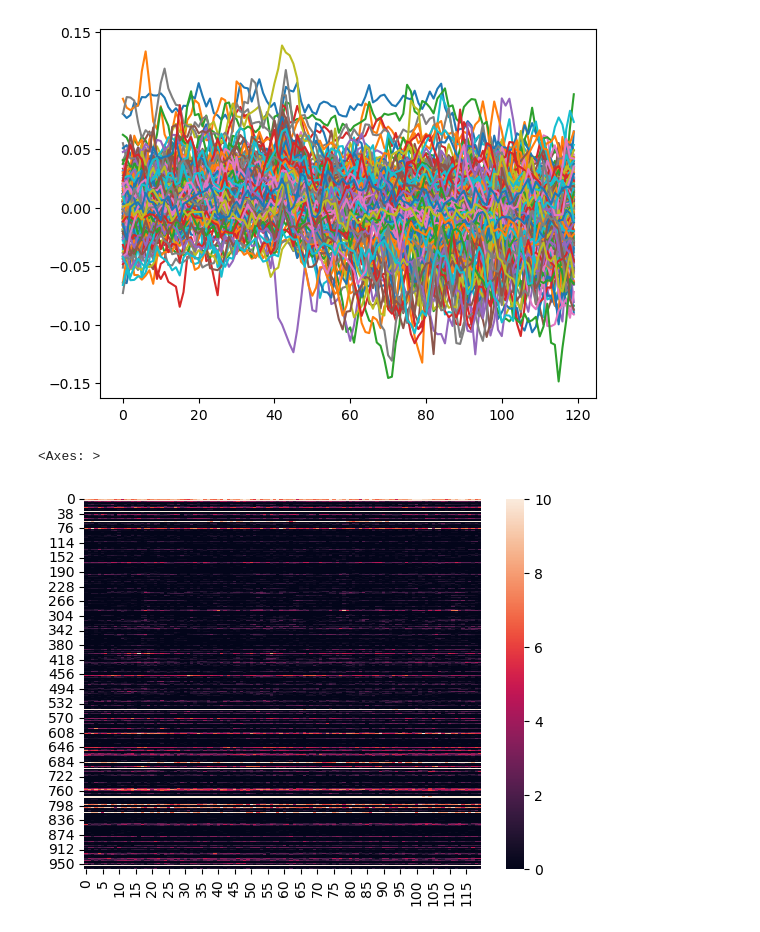
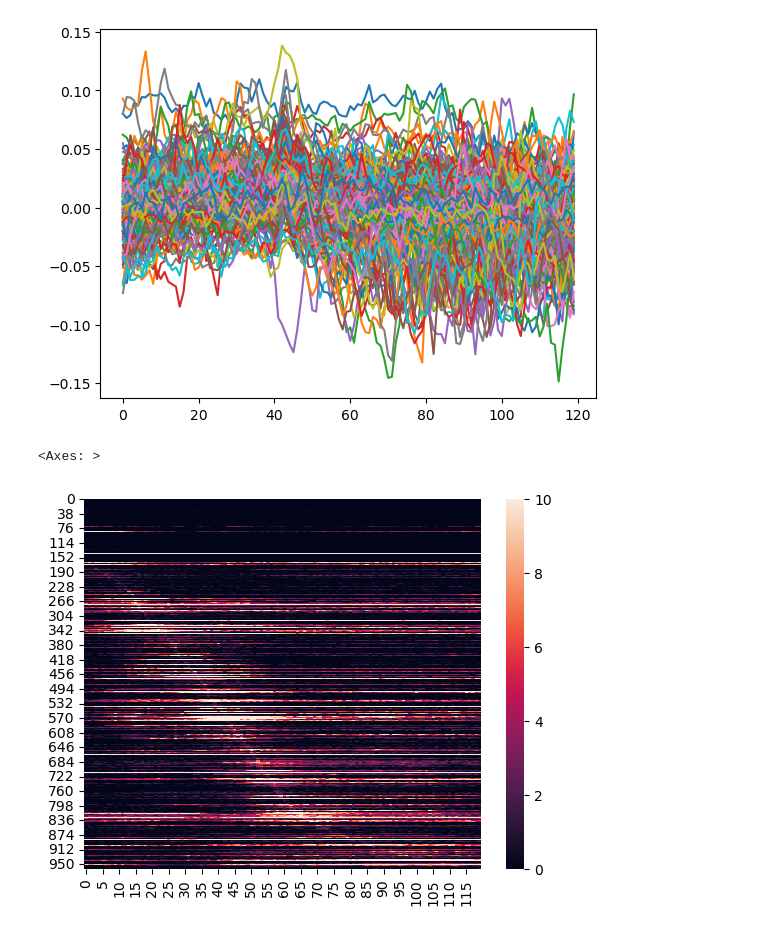
Before and after one commit to Magill-ASAP-team/trialexp, a Jupyter notebook: notebooks/workflow/Spike sync.ipynb, the cells around one changed output. Saved outputs shown, nothing was run; the diff lists cells and outputs as text; code cells hidden in the pictures.

Commit message:
add function to plot rate map

```diff
--- a/notebooks/workflow/Spike sync.ipynb
+++ b/notebooks/workflow/Spike sync.ipynb
@@ -215,8 +197,9 @@ plt.plot(dataset['hold_for_water_analog_1_df_over_f'].data[0,:,:].T);
 [figure]
 # %%
 x = np.nanmean(dataset['first_spout_spike_rate'].data,axis=0)
+maxidx = np.argmax(x,axis=0)
+idx = np.argsort(maxidx)
+sns.heatmap(x[:,idx].T,vmax=10)
+# %% [output]
+<Axes: >
+[figure, added]
-# %%
-sns.heatmap(x.T,vmax=10)
-# %% [output]
-<Axes: >
-[figure, removed]
```
Also changed, not shown: parts of 2 cells of this notebook.
